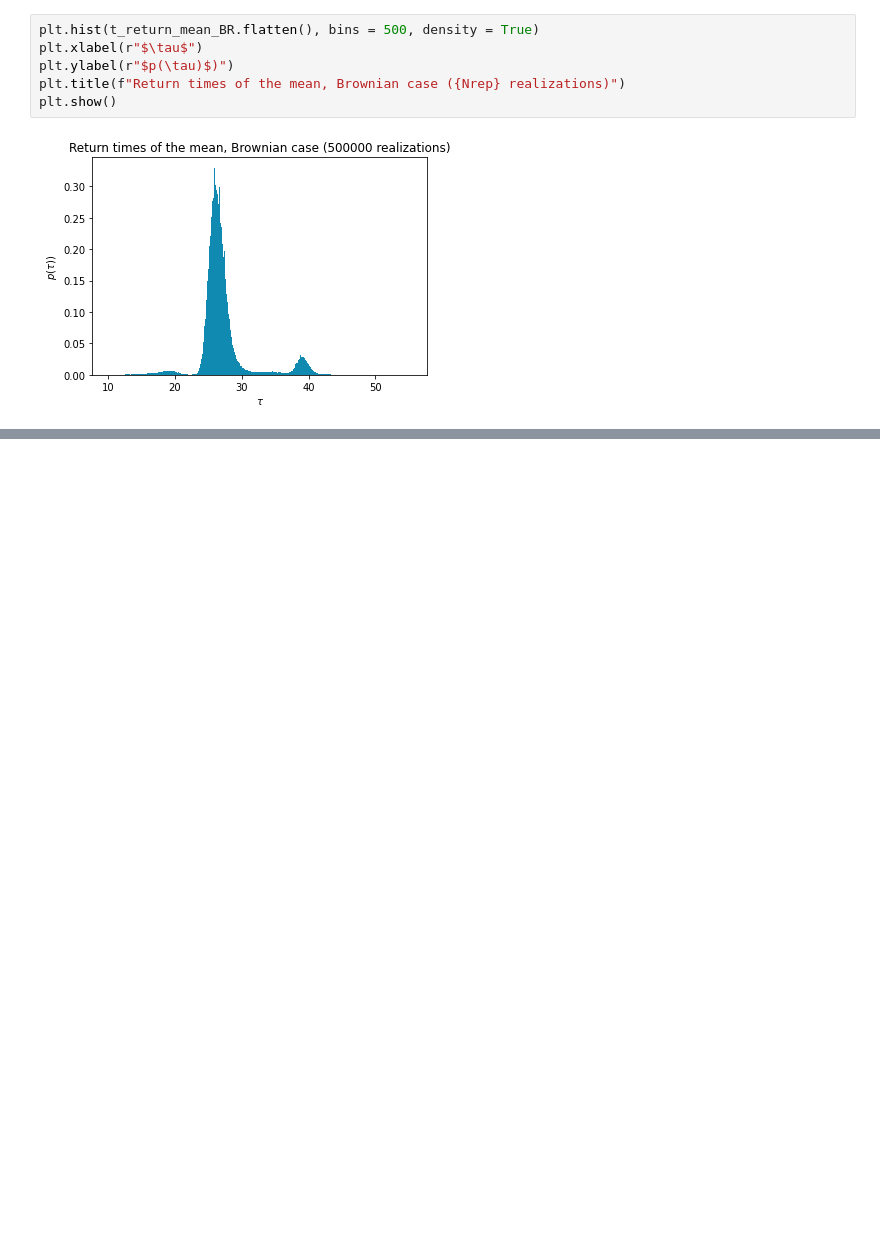
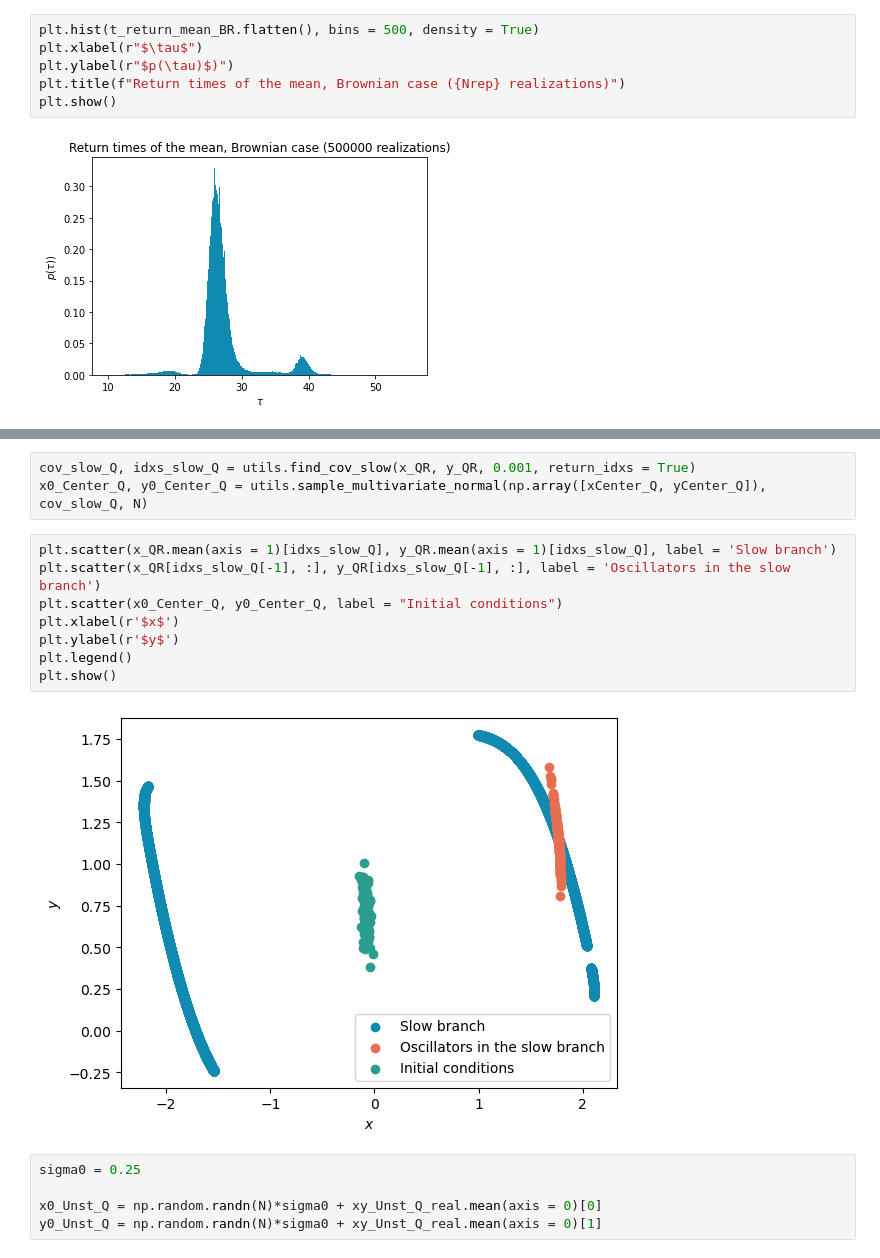
Before and after one commit to giorgionicoletti/OscillationsFH, a Jupyter notebook: notebooks/ReturnTimes.ipynb, the cells around one changed output, grey strips where cells are left out. Saved outputs shown, nothing was run; the diff lists cells and outputs as text; blank space fills up the shorter version.

```diff
--- a/notebooks/ReturnTimes.ipynb
+++ b/notebooks/ReturnTimes.ipynb
@@ -207,0 +262,18 @@ plt.show()
+# %%
+cov_slow_Q, idxs_slow_Q = utils.find_cov_slow(x_QR, y_QR, 0.001, return_idxs = True)
+x0_Center_Q, y0_Center_Q = utils.sample_multivariate_normal(np.array([xCenter_Q, yCenter_Q]), cov_slow_Q, N)
+# %%
+plt.scatter(x_QR.mean(axis = 1)[idxs_slow_Q], y_QR.mean(axis = 1)[idxs_slow_Q], label = 'Slow branch')
+plt.scatter(x_QR[idxs_slow_Q[-1], :], y_QR[idxs_slow_Q[-1], :], label = 'Oscillators in the slow branch')
+plt.scatter(x0_Center_Q, y0_Center_Q, label = "Initial conditions")
+plt.xlabel(r'$x$')
+plt.ylabel(r'$y$')
+plt.legend()
+plt.show()
+# %% [output]
+[figure, added]
+# %%
+sigma0 = 0.25
+
+x0_Unst_Q = np.random.randn(N)*sigma0 + xy_Unst_Q_real.mean(axis = 0)[0]
+y0_Unst_Q = np.random.randn(N)*sigma0 + xy_Unst_Q_real.mean(axis = 0)[1]
```
Also changed, not shown: parts of 23 cells of this notebook, 2 other files.
